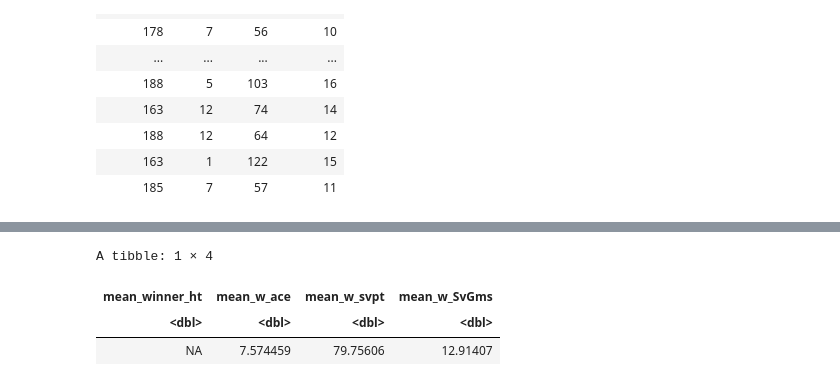
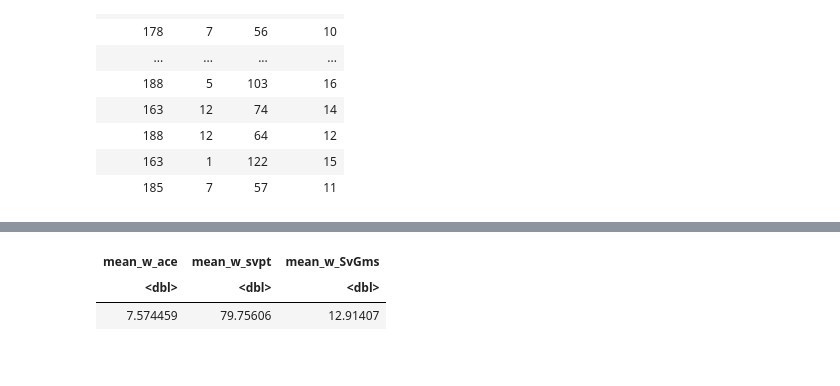
Before and after one commit to Tom0809/Group-Project, a Jupyter notebook: Group Project.ipynb, the cells around one changed output, grey strips where cells are left out. Saved outputs shown, nothing was run; the diff lists cells and outputs as text; code cells hidden in the pictures.

```diff
--- a/Group Project.ipynb
+++ b/Group Project.ipynb
@@ -140,6 +181,5 @@ knn_fit <- workflow() |>
 # %%
 summarize(tennis,
-         mean_winner_ht = mean(winner_ht),
           mean_w_ace = mean(w_ace),
           mean_w_svpt = mean(w_svpt),
           mean_w_SvGms = mean (w_SvGms))
@@ -149,4 +188,3 @@ Warning message in mean.default(winner_ht):
-A tibble: 1 × 4
-| mean_winner_ht | mean_w_ace | mean_w_svpt | mean_w_SvGms |
-| <dbl> | <dbl> | <dbl> | <dbl> |
-| NA | 7.574459 | 79.75606 | 12.91407 |
+| mean_w_ace | mean_w_svpt | mean_w_SvGms |
+| <dbl> | <dbl> | <dbl> |
+| 7.574459 | 79.75606 | 12.91407 |
```
Also changed, not shown: parts of 4 cells of this notebook.
